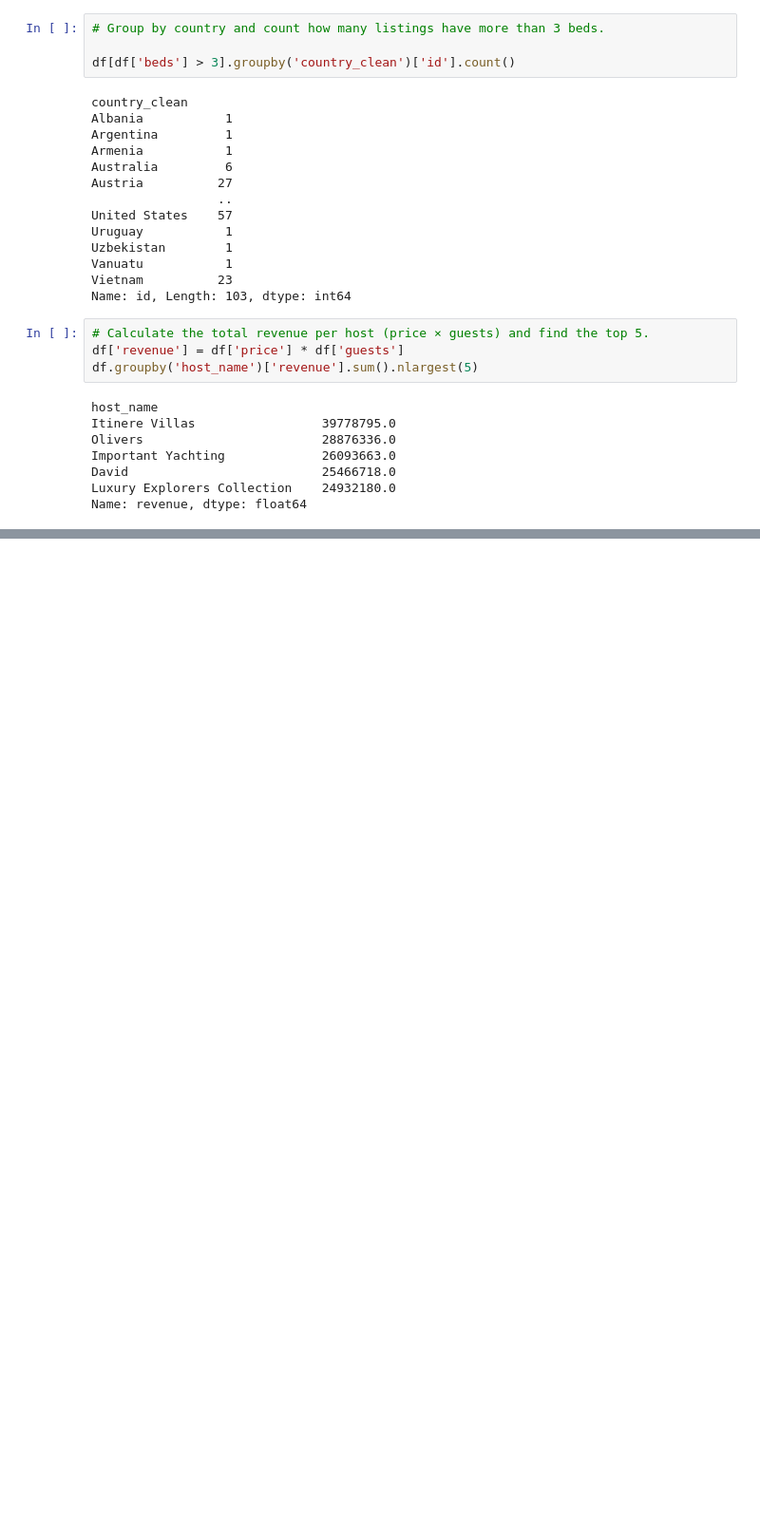
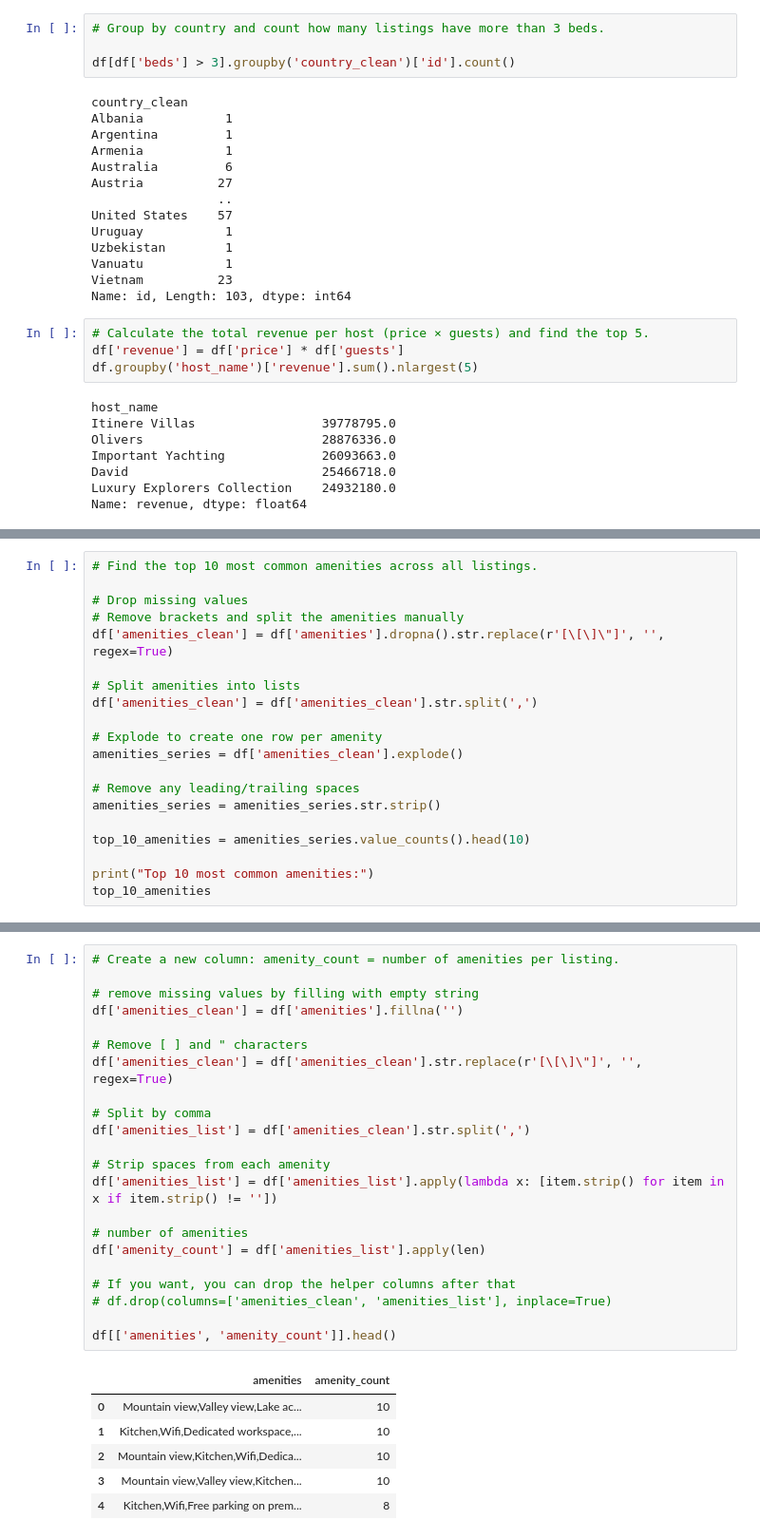
Before and after one commit to Ambily313/Airbnb-Listings-EDA-Data-Visualization, a Jupyter notebook: airbnb.ipynb, the cells around one changed output, grey strips where cells are left out. Shown: that part at 95% size. Drawn from its saved outputs; the diff is of its cells as text; blank space fills up the shorter version.

```diff
--- a/airbnb.ipynb
+++ b/airbnb.ipynb
@@ -485,0 +498,20 @@ Name: revenue, dtype: float64
+# %%
+# Find the top 10 most common amenities across all listings.
+
+# Drop missing values
+# Remove brackets and split the amenities manually
+df['amenities_clean'] = df['amenities'].dropna().str.replace(r'[\[\]\"]', '', regex=True)
+
+# Split amenities into lists
+df['amenities_clean'] = df['amenities_clean'].str.split(',')
+
+# Explode to create one row per amenity
+amenities_series = df['amenities_clean'].explode()
+
+# Remove any leading/trailing spaces
+amenities_series = amenities_series.str.strip()
+
+top_10_amenities = amenities_series.value_counts().head(10)
+
+print("Top 10 most common amenities:")
+top_10_amenities
@@ -485,0 +561,29 @@ Name: revenue, dtype: float64
+# %%
+# Create a new column: amenity_count = number of amenities per listing.
+
+# remove missing values by filling with empty string
+df['amenities_clean'] = df['amenities'].fillna('')
+
+# Remove [ ] and " characters
+df['amenities_clean'] = df['amenities_clean'].str.replace(r'[\[\]\"]', '', regex=True)
+
+# Split by comma
+df['amenities_list'] = df['amenities_clean'].str.split(',')
+
+# Strip spaces from each amenity
+df['amenities_list'] = df['amenities_list'].apply(lambda x: [item.strip() for item in x if item.strip() != ''])
+
+# number of amenities
+df['amenity_count'] = df['amenities_list'].apply(len)
+
+# If you want, you can drop the helper columns after that
+# df.drop(columns=['amenities_clean', 'amenities_list'], inplace=True)
+
+df[['amenities', 'amenity_count']].head()
+# %% [output]
+|  | amenities | amenity_count |
+| 0 | Mountain view,Valley view,Lake ac... | 10 |
+| 1 | Kitchen,Wifi,Dedicated workspace,... | 10 |
+| 2 | Mountain view,Kitchen,Wifi,Dedica... | 10 |
+| 3 | Mountain view,Valley view,Kitchen... | 10 |
+| 4 | Kitchen,Wifi,Free parking on prem... | 8 |
```
Also changed, not shown: parts of 23 cells of this notebook.
